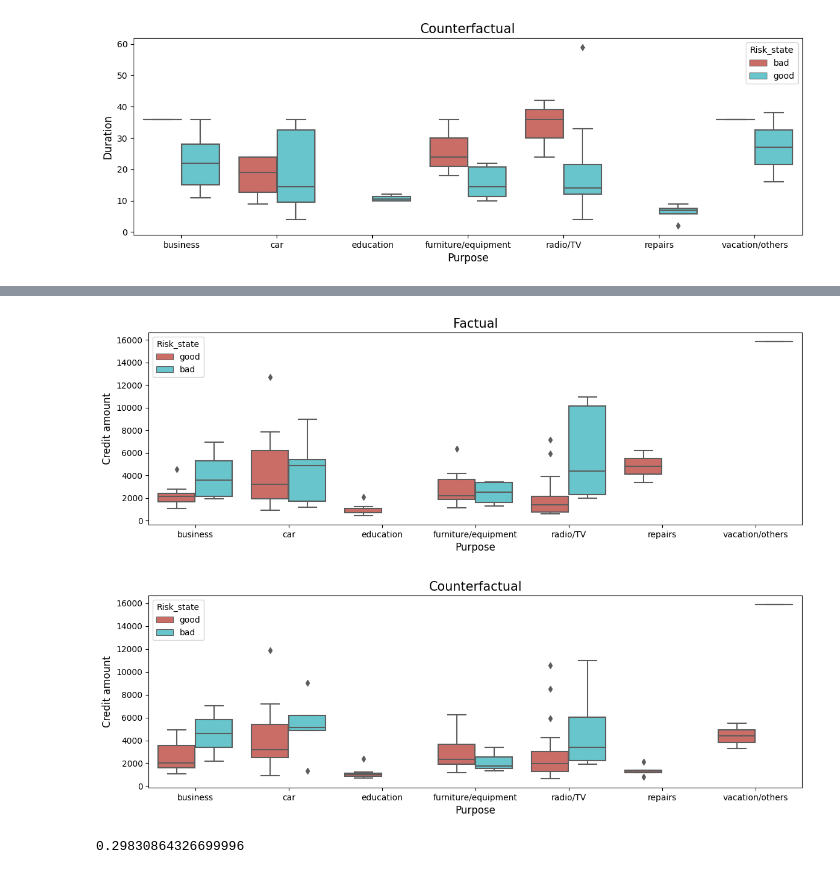
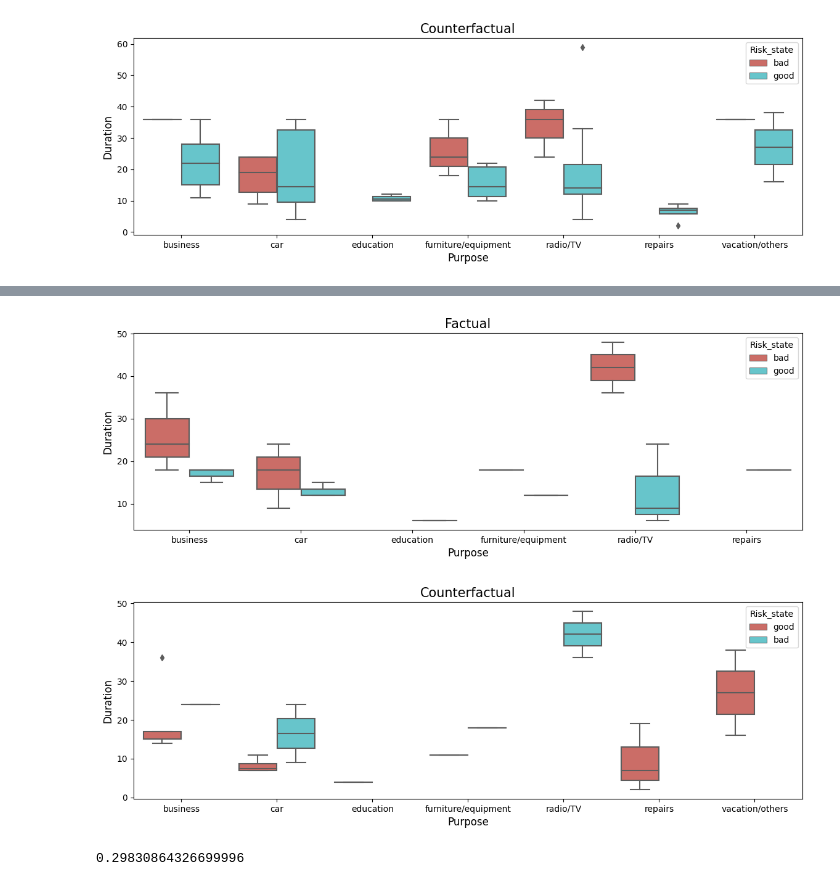
Before and after one commit to youlei202/distributional-counterfactual-explanation, a Jupyter notebook: analysis_german_credit.ipynb, the cells around one changed output, grey strips where cells are left out. Saved outputs shown, nothing was run; the diff lists cells and outputs as text; code cells hidden in the pictures.

```diff
--- a/analysis_german_credit.ipynb
+++ b/analysis_german_credit.ipynb
@@ -178,11 +186,14 @@ category_box_plot(df=counterfactual_little, x="Purpose", y="Duration", hue="Risk
+# %%
+factual_check_moderate = factual[factual['Checking account']=='moderate']
+counterfactual_check_moderate = counterfactual[counterfactual['Checking account']=='moderate']
 # %%
-category_box_plot(df=factual, x="Purpose", y="Credit amount", hue="Risk_state", title="Factual")
+category_box_plot(df=factual_check_moderate, x="Purpose", y="Duration", hue="Risk_state", title="Factual")
 # %% [output]
-[figure, old version]
+[figure, new version]
 # %%
-category_box_plot(df=counterfactual, x="Purpose", y="Credit amount", hue="Risk_state", title="Counterfactual")
+category_box_plot(df=counterfactual_check_moderate, x="Purpose", y="Duration", hue="Risk_state", title="Counterfactual")
 # %% [output]
-[figure, old version]
+[figure, new version]
 # %%
 factual['Risk'].mean()
 # %% [output]
```
Also changed, not shown: parts of 3 cells of this notebook.
